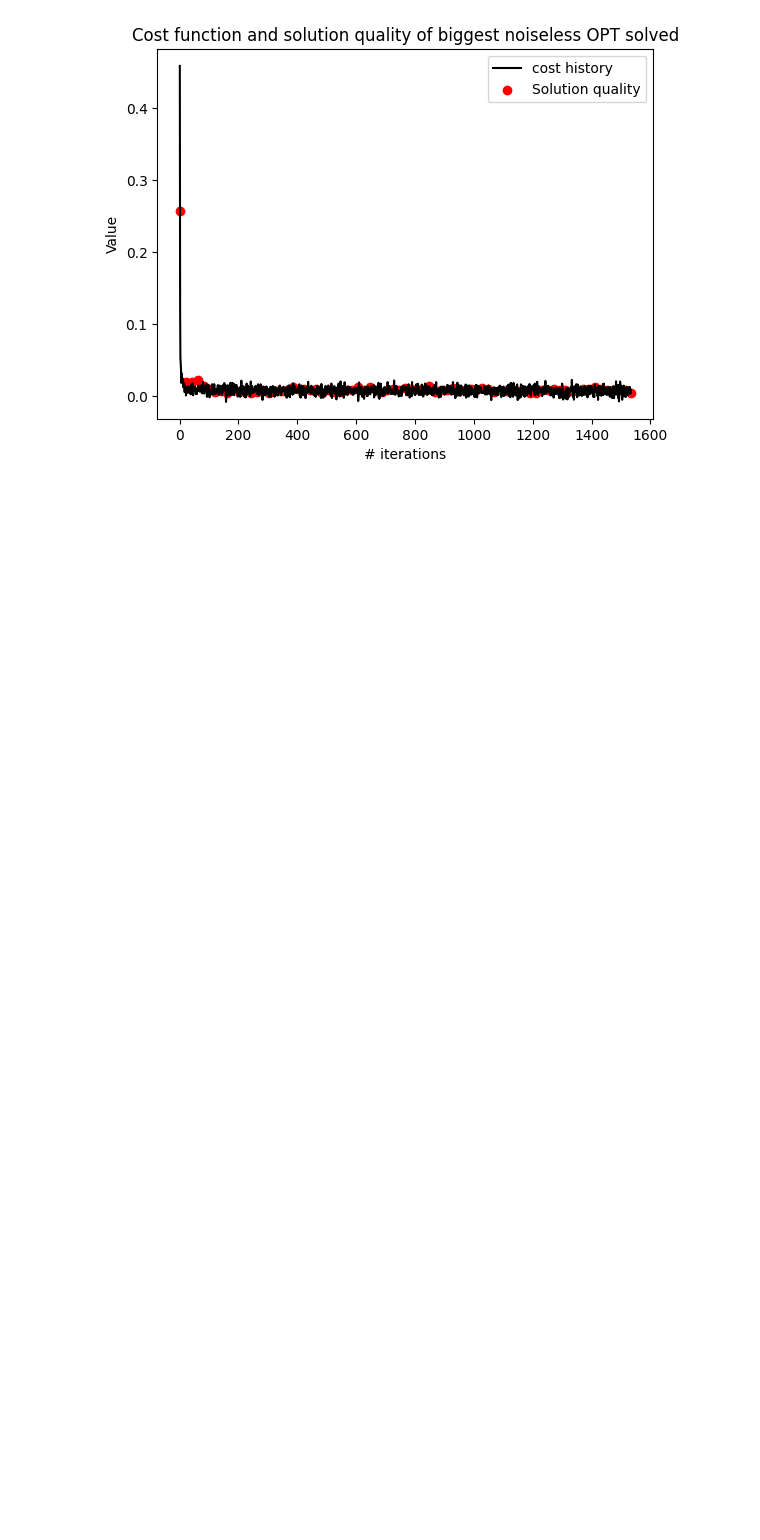
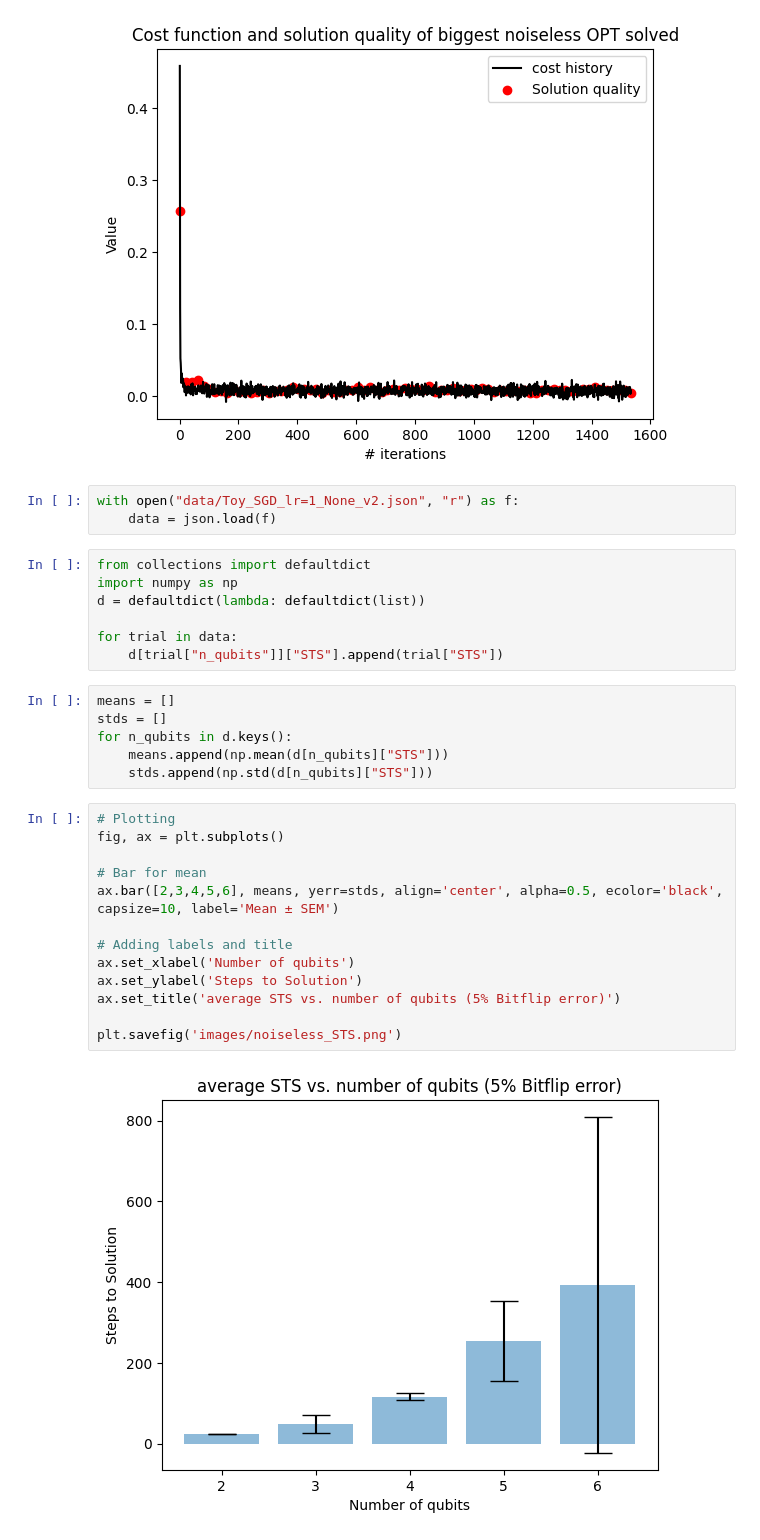
Before and after one commit to quantumethicsproject/Algorithm-Research, a Jupyter notebook: Student-Hub/Indy-Ng/data_analysis.ipynb, the cells around one changed output. Saved outputs shown, nothing was run; the diff lists cells and outputs as text; blank space fills up the shorter version.

Commit message:
stats for noiseless and bitflip

```diff
--- a/Student-Hub/Indy-Ng/data_analysis.ipynb
+++ b/Student-Hub/Indy-Ng/data_analysis.ipynb
@@ -65,3 +65,34 @@ plt.legend()
 plt.savefig("fakemanila_cost+sol.png")
 # %% [output]
 [figure]
+# %%
+with open("data/Toy_SGD_lr=1_None_v2.json", "r") as f:
+    data = json.load(f)
+# %%
+from collections import defaultdict
+import numpy as np
+d = defaultdict(lambda: defaultdict(list))
+
+for trial in data:
+    d[trial["n_qubits"]]["STS"].append(trial["STS"])
+# %%
+means = []
+stds = []
+for n_qubits in d.keys():
+    means.append(np.mean(d[n_qubits]["STS"]))
+    stds.append(np.std(d[n_qubits]["STS"]))
+# %%
+# Plotting
+fig, ax = plt.subplots()
+
+# Bar for mean
+ax.bar([2,3,4,5,6], means, yerr=stds, align='center', alpha=0.5, ecolor='black', capsize=10, label='Mean ± SEM')
+
+# Adding labels and title
+ax.set_xlabel('Number of qubits')
+ax.set_ylabel('Steps to Solution')
+ax.set_title('average STS vs. number of qubits (5% Bitflip error)')
+
+plt.savefig('images/noiseless_STS.png')
+# %% [output]
+[figure, added]
```
Also changed, not shown: 8 other files.
